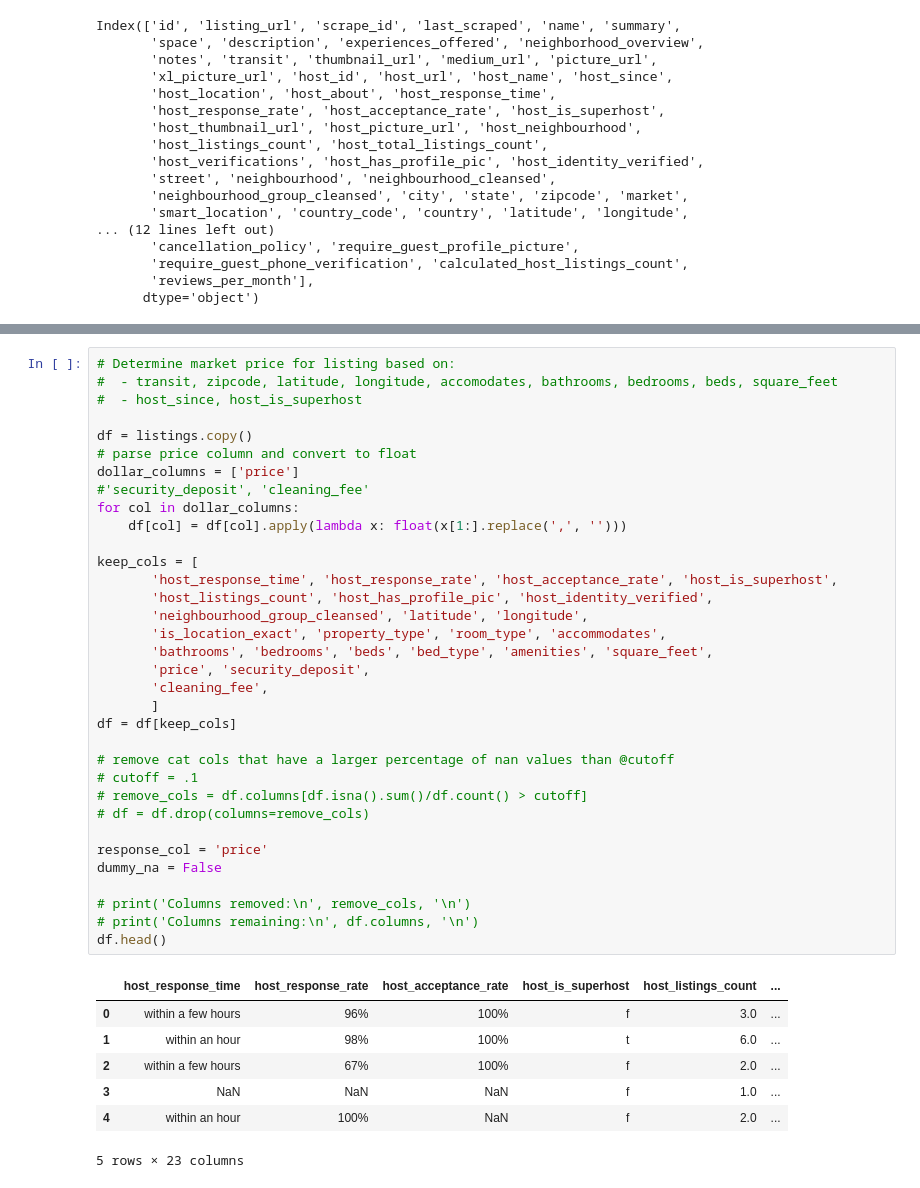
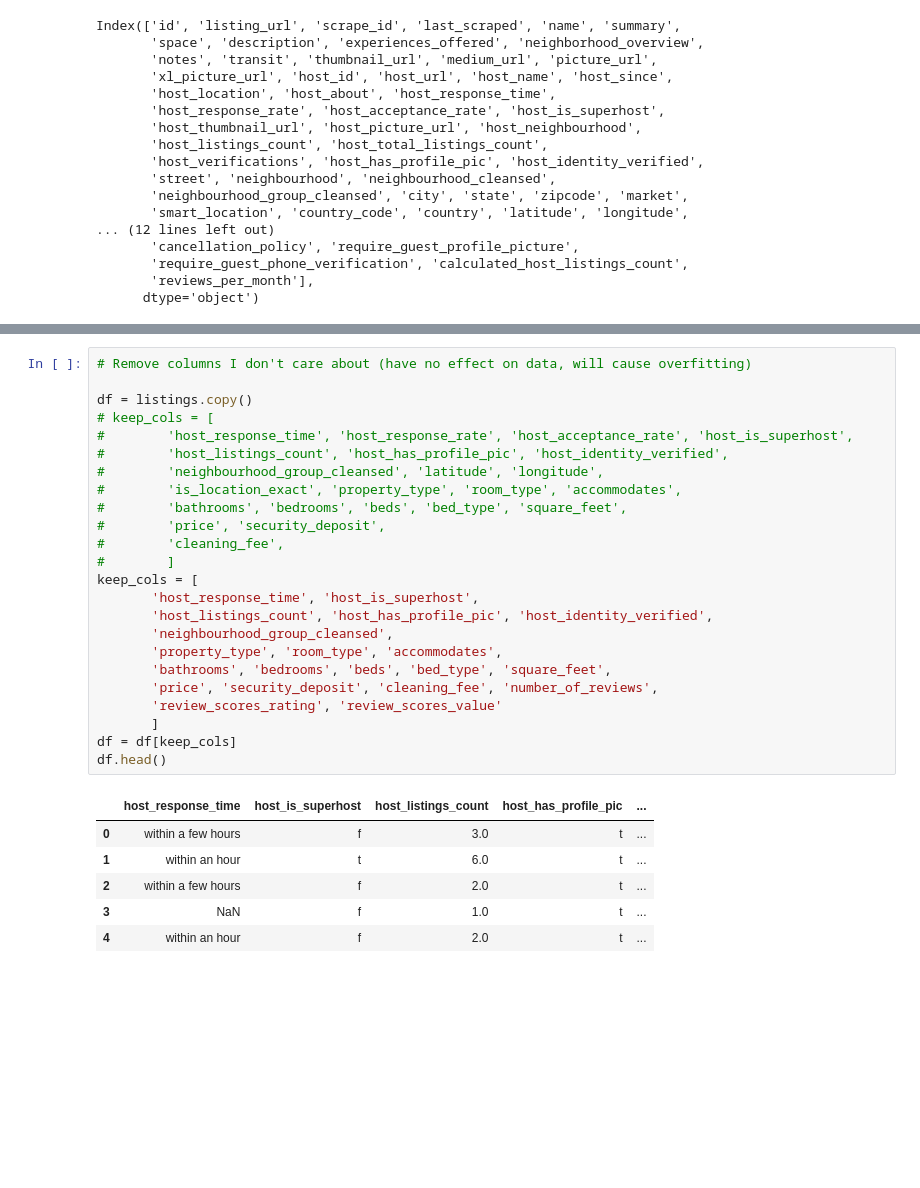
Before and after one commit to IMSweeney/Udacity_AirBnB_Analysis, a Jupyter notebook: analysis.ipynb, the cells around one changed output, grey strips where cells are left out. Cells and saved outputs as stored; diff of their text form; blank space fills up the shorter version.

```diff
--- a/analysis.ipynb
+++ b/analysis.ipynb
@@ -134,42 +133,31 @@ def clean_fit_linear_mod(df, response_col, dummy_na, test_size=.3, rand_state=42
-# %%
-# Determine market price for listing based on:
-#  - transit, zipcode, latitude, longitude, accomodates, bathrooms, bedrooms, beds, square_feet
-#  - host_since, host_is_superhost
-
-df = listings.copy()
-# parse price column and convert to float
-dollar_columns = ['price']
-#'security_deposit', 'cleaning_fee'
-for col in dollar_columns:
-    df[col] = df[col].apply(lambda x: float(x[1:].replace(',', '')))
-
-keep_cols = [
-       'host_response_time', 'host_response_rate', 'host_acceptance_rate', 'host_is_superhost',
-       'host_listings_count', 'host_has_profile_pic', 'host_identity_verified',
-       'neighbourhood_group_cleansed', 'latitude', 'longitude',
-       'is_location_exact', 'property_type', 'room_type', 'accommodates',
-       'bathrooms', 'bedrooms', 'beds', 'bed_type', 'amenities', 'square_feet',
-       'price', 'security_deposit',
-       'cleaning_fee',
-       ]
-df = df[keep_cols]
-
-# remove cat cols that have a larger percentage of nan values than @cutoff
-# cutoff = .1
-# remove_cols = df.columns[df.isna().sum()/df.count() > cutoff]
-# df = df.drop(columns=remove_cols)
-
-response_col = 'price'
-dummy_na = False
-
-# print('Columns removed:\n', remove_cols, '\n')
-# print('Columns remaining:\n', df.columns, '\n')
-df.head()
-# %% [output]
-|  | host_response_time | host_response_rate | host_acceptance_rate | host_is_superhost | host_listings_count | ... |
-| 0 | within a few hours | 96% | 100% | f | 3.0 | ... |
-| 1 | within an hour | 98% | 100% | t | 6.0 | ... |
-| 2 | within a few hours | 67% | 100% | f | 2.0 | ... |
-| 3 | NaN | NaN | NaN | f | 1.0 | ... |
-| 4 | within an hour | 100% | NaN | f | 2.0 | ... |
-5 rows × 23 columns
+# %%
+# Remove columns I don't care about (have no effect on data, will cause overfitting)
+
+df = listings.copy()
+# keep_cols = [
+#        'host_response_time', 'host_response_rate', 'host_acceptance_rate', 'host_is_superhost',
+#        'host_listings_count', 'host_has_profile_pic', 'host_identity_verified',
+#        'neighbourhood_group_cleansed', 'latitude', 'longitude',
+#        'is_location_exact', 'property_type', 'room_type', 'accommodates',
+#        'bathrooms', 'bedrooms', 'beds', 'bed_type', 'square_feet',
+#        'price', 'security_deposit',
+#        'cleaning_fee',
+#        ]
+keep_cols = [
+       'host_response_time', 'host_is_superhost',
+       'host_listings_count', 'host_has_profile_pic', 'host_identity_verified',
+       'neighbourhood_group_cleansed',
+       'property_type', 'room_type', 'accommodates',
+       'bathrooms', 'bedrooms', 'beds', 'bed_type', 'square_feet',
+       'price', 'security_deposit', 'cleaning_fee', 'number_of_reviews',
+       'review_scores_rating', 'review_scores_value'
+       ]
+df = df[keep_cols]
+df.head()
+# %% [output]
+|  | host_response_time | host_is_superhost | host_listings_count | host_has_profile_pic | ... |
+| 0 | within a few hours | f | 3.0 | t | ... |
+| 1 | within an hour | t | 6.0 | t | ... |
+| 2 | within a few hours | f | 2.0 | t | ... |
+| 3 | NaN | f | 1.0 | t | ... |
+| 4 | within an hour | f | 2.0 | t | ... |
```
Also changed, not shown: parts of 9 cells of this notebook.
